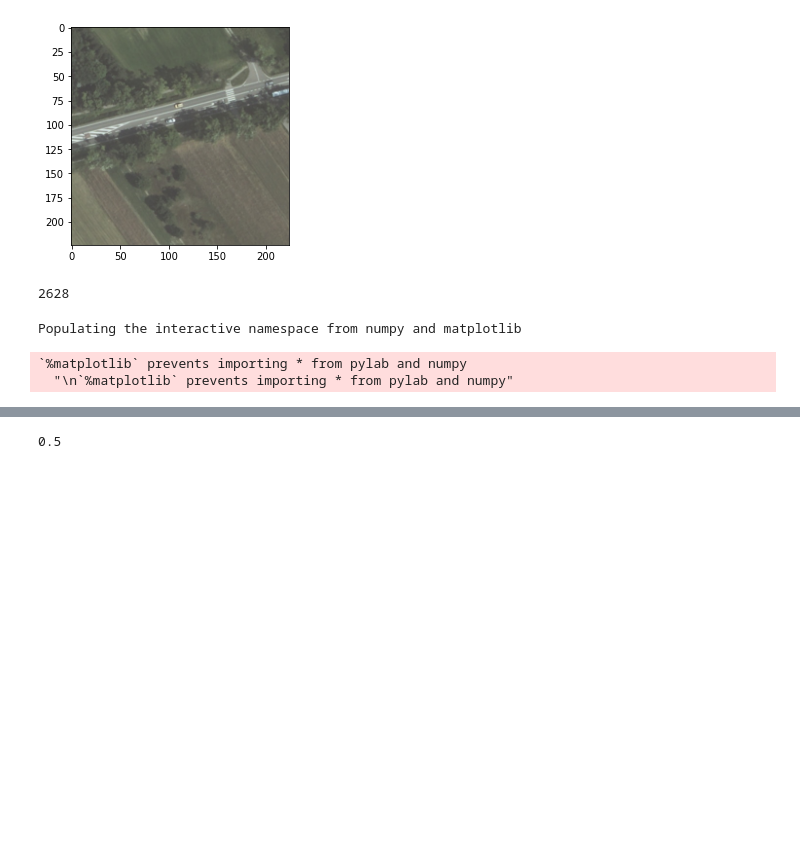
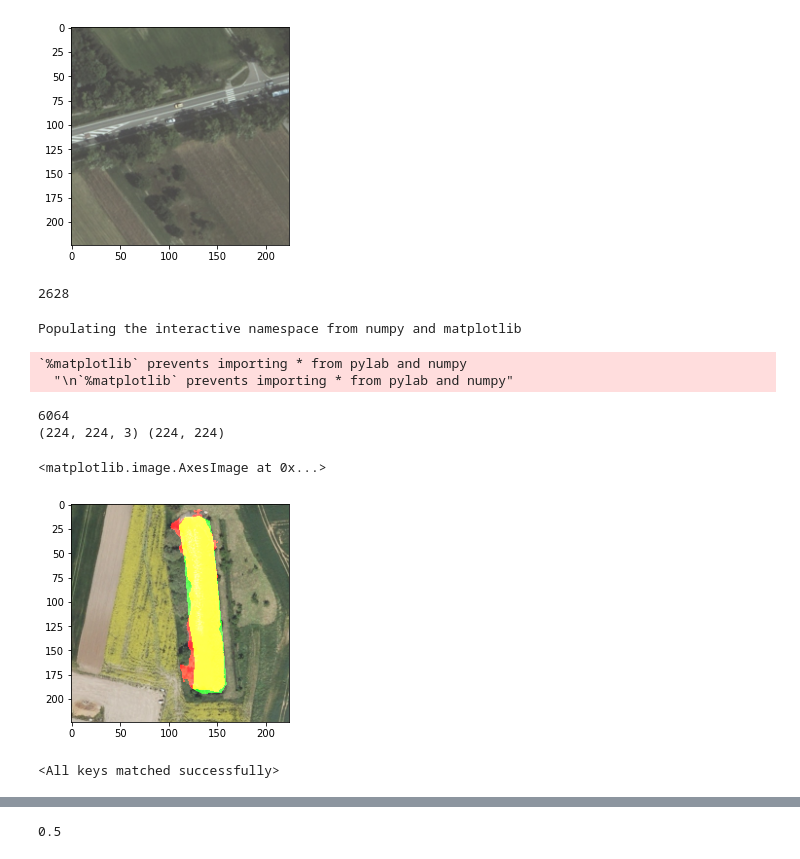
Before and after one commit to od-crypto/aerial, a Jupyter notebook: model_ternaus.ipynb, the cells around one changed output, grey strips where cells are left out. Saved outputs shown, nothing was run; the diff lists cells and outputs as text; code cells hidden in the pictures; blank space fills up the shorter version.

```diff
--- a/model_ternaus.ipynb
+++ b/model_ternaus.ipynb
@@ -150,5 +155,14 @@ def viz(model, i, device):
     II[:, :, 1][gt] = 255
     return II
 # %%
-# res = viz(model, 100, 'cuda:0')
-# plt.imshow(res)
+res = viz(model, 51, 'cuda:0')
+plt.imshow(res)
+# %% [output]
+6064
+(224, 224, 3) (224, 224)
+<matplotlib.image.AxesImage at 0x...>
+[figure, added]
+# %%
+model.load_state_dict(torch.load("model-123-90.pth"))
+# %% [output]
+<All keys matched successfully>
```
Also changed, not shown: parts of 4 cells of this notebook.
